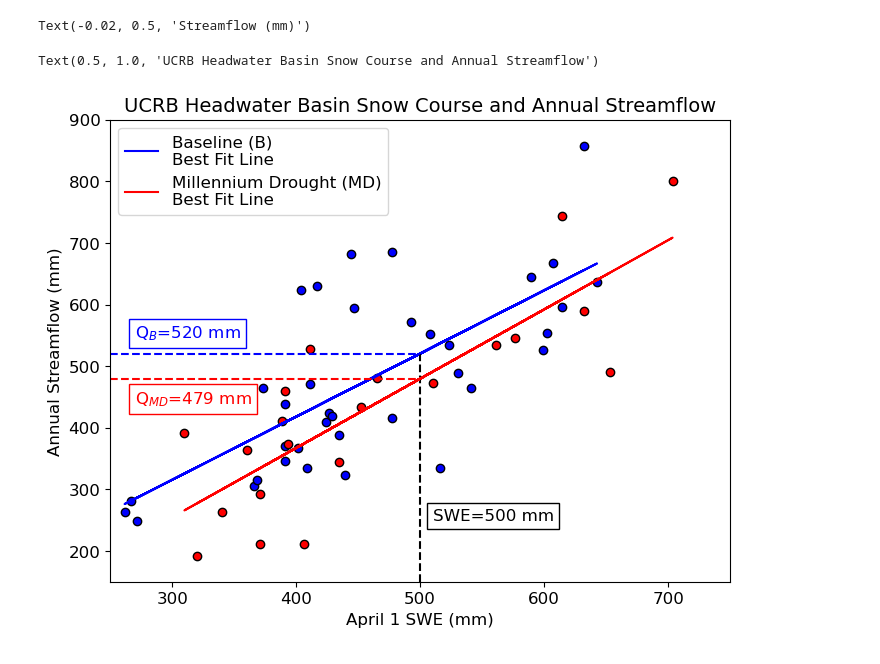
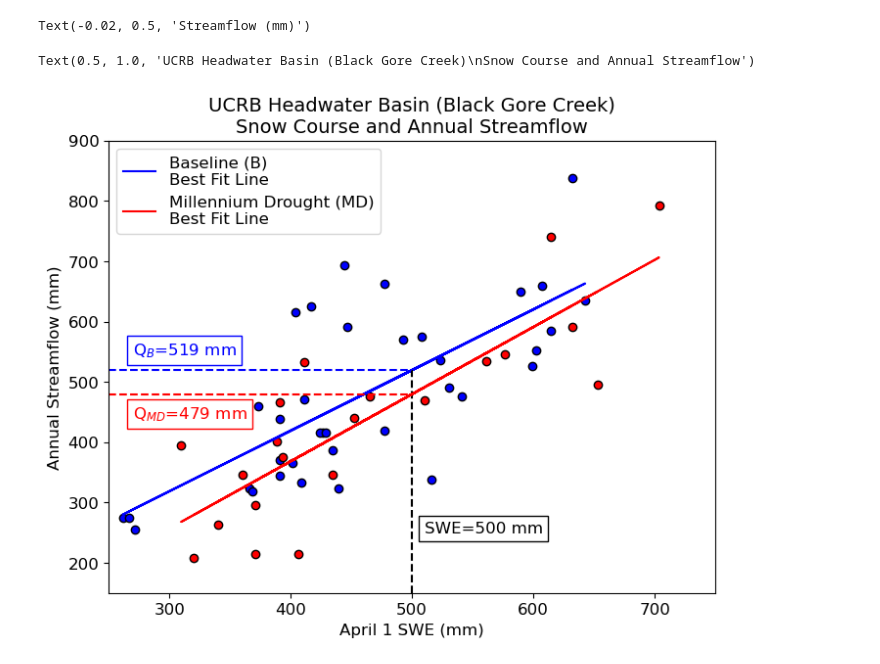
Before and after one commit to dlhogan97/Spring-Precipitation-Effect-CO-River, a Jupyter notebook: notebooks/Upper_CO_Analysis/notebooks/snowcourse_investigation.ipynb, the cells around one changed output. Cells and saved outputs as stored; diff of their text form; code cells hidden in the pictures.

```diff
--- a/notebooks/Upper_CO_Analysis/notebooks/snowcourse_investigation.ipynb
+++ b/notebooks/Upper_CO_Analysis/notebooks/snowcourse_investigation.ipynb
@@ -175,7 +175,7 @@ hcdn_annual_q = xr.open_dataset('../data/streamflowdata/hcdn_basin_annual_q.nc')
 replace_2022 = hcdn_daily_q.groupby('WY').sum().sel(WY=2022).q_mm_day.drop('WY')
 replace_2022.name = 'q_mm'
 for site in replace_2022.site_no:
-    hcdn_annual_q.loc[dict(year=2022, site_no=site)] = replace_2022.loc[dict(site_no=site)]
+    hcdn_annual_q.loc[dict(WY=2022, site_no=site)] = replace_2022.loc[dict(site_no=site)]
 # %%
 hcdn_annual_q = hcdn_annual_q.sel(site_no=basin_snowcourses_nearest.index)
 hcdn_springp_change_q = hcdn_annual_q.sel(site_no=spring_p_change.site_no.values)
@@ -248,16 +248,16 @@ for i,site in enumerate(basin_snowcourses_nearest.index):
         pre_snow_data = pre_snow_course_data_filtered.sel(site=basin_snowcourses_nearest.loc[site]['id'].values[0]).dropna(dim='datetime').SWE.to_pandas()
         post_snow_data = post_snow_course_data_filtered.sel(site=basin_snowcourses_nearest.loc[site]['id'].values[0]).dropna(dim='datetime').SWE.to_pandas()
         # pull in streamflow data
-        pre_q_data = hcdn_annual_q.sel(site_no=site).where(hcdn_annual_q.year.isin(pre_snow_data.index.year), drop=True).q_mm
-        post_q_data = hcdn_annual_q.sel(site_no=site).where(hcdn_annual_q.year.isin(post_snow_data.index.year), drop=True).q_mm
+        pre_q_data = hcdn_annual_q.sel(site_no=site).where(hcdn_annual_q.WY.isin(pre_snow_data.index.year), drop=True).q_mm
+        post_q_data = hcdn_annual_q.sel(site_no=site).where(hcdn_annual_q.WY.isin(post_snow_data.index.year), drop=True).q_mm
         pre_q_data = pre_q_data.isel(site_no=0).to_pandas()
         post_q_data = post_q_data.isel(site_no=0).to_pandas()
     else:
         pre_snow_data = pre_snow_course_data_filtered.sel(site=basin_snowcourses_nearest.loc[site]['id']).dropna(dim='datetime').SWE.to_pandas().sort_index()
         post_snow_data = post_snow_course_data_filtered.sel(site=basin_snowcourses_nearest.loc[site]['id']).dropna(dim='datetime').SWE.to_pandas().sort_index()
         # pull in streamflow data
-        pre_q_data = hcdn_annual_q.sel(site_no=site).where(hcdn_annual_q.year.isin(pre_snow_data.index.year), drop=True).q_mm.to_pandas().sort_index()
-        post_q_data = hcdn_annual_q.sel(site_no=site).where(hcdn_annual_q.year.isin(post_snow_data.index.year), drop=True).q_mm.to_pandas().sort_index()
+        pre_q_data = hcdn_annual_q.sel(site_no=site).where(hcdn_annual_q.WY.isin(pre_snow_data.index.year), drop=True).q_mm.to_pandas().sort_index()
+        post_q_data = hcdn_annual_q.sel(site_no=site).where(hcdn_annual_q.WY.isin(post_snow_data.index.year), drop=True).q_mm.to_pandas().sort_index()
 
         # reset index to combine
         pre_snow_data.index = pre_snow_data.index.year
@@ -274,6 +274,7 @@ for i,site in enumerate(basin_snowcourses_nearest.index):
     if i == 4:
         pre_saved_for_plotting = pre_data
         post_saved_for_plotting = post_data
+        site_saved_for_plotting = site
     # fig, ax = plt.subplots(figsize=(8,6))
     # #     # plot pre data
     # ax.scatter(pre_data['SWE'],pre_data['q_mm'])
@@ -287,9 +288,9 @@ for i,site in enumerate(basin_snowcourses_nearest.index):
     # ax.plot(post_data['SWE'], m*post_data['SWE'] + b,label=f"Millennium Drought")
     # if i ==0:
     #     ax.legend()
-    # # calculate q/swe ratio
-    # single_site_pre = (pre_data['q_mm']/pre_data['SWE'])
-    # single_site_post = (post_data['q_mm']/post_data['SWE'])
+    # calculate q/swe ratio
+    single_site_pre = (pre_data['q_mm']/pre_data['SWE'])
+    single_site_post = (post_data['q_mm']/post_data['SWE'])
     # Example of the Shapiro-Wilk Normality Test
     stat, p = stats.shapiro(single_site_pre)
     high_qswe_ttest_results.loc[site,'Shapiro-Wilke p'] = p
@@ -353,35 +354,35 @@ plt.plot([500, 500], [150,slope*500+intercept], color='k', linestyle='--')
 # add text in black saying SWE = 500 mm
 plt.text(510, 250, 'SWE=500 mm', color='black', fontsize=12,bbox=dict(facecolor='white', alpha=1, ec='k'))
 # plot a horizontal line at a point until it hits the best fit line
 plt.plot([250, 500], [slope*500+intercept,slope*500+intercept], color='blue', linestyle='--')
 # add a text box below with the value of slope*500+intercept
 plt.text(270, slope*500+intercept+25, 'Q$_B$=' +str(int(slope*500+intercept))+" mm", color='blue', fontsize=12,bbox=dict(facecolor='white', alpha=1, ec='blue'))
 # plot post_saved_for_plotting swe against q
 plt.scatter(post_saved_for_plotting['SWE'],
             post_saved_for_plotting['q_mm'],
             ec='k',
             color='r')
 # use linregress to add a best fit line
 slope, intercept, r_value, p_value, std_err = stats.linregress(post_saved_for_plotting['SWE'], post_saved_for_plotting['q_mm'])
 plt.plot(post_saved_for_plotting['SWE'],
          intercept + slope*post_saved_for_plotting['SWE'],
          color='r',
          label='Millennium Drought (MD)\nBest Fit Line')
 # plot a horizontal line at a point until it hits the best fit line
 plt.plot([250, 500], [slope*500+intercept,slope*500+intercept], color='red', linestyle='--')
 # add a text box below with the value of slope*500+intercept
 plt.text(270, slope*500+intercept-40, 'Q$_{MD}$=' + str(int(slope*500+intercept))+" mm", color='red', fontsize=12, bbox=dict(facecolor='white', alpha=1, ec='red'))
 # add labels and legend
 plt.xlabel('April 1 SWE (mm)', size=12)
 plt.ylabel('Annual Streamflow (mm)', size=12)
 plt.ylim(150,900)
 plt.xlim(250,750)
 # increase tick label size
 plt.tick_params(labelsize=12)
 plt.legend(fontsize=12)
-plt.title('UCRB Headwater Basin Snow Course and Annual Streamflow', size=14)
+plt.title('UCRB Headwater Basin (Black Gore Creek)\nSnow Course and Annual Streamflow', size=14)
 # %% [output]
-Text(0.5, 1.0, 'UCRB Headwater Basin Snow Course and Annual Streamflow')
+Text(0.5, 1.0, 'UCRB Headwater Basin (Black Gore Creek)\nSnow Course and Annual Streamflow')
-[figure, old version]
+[figure, new version]
 # %%
 import statsmodels.formula.api as sm
```
Also changed, not shown: parts of 7 cells of this notebook, 4 other files.
